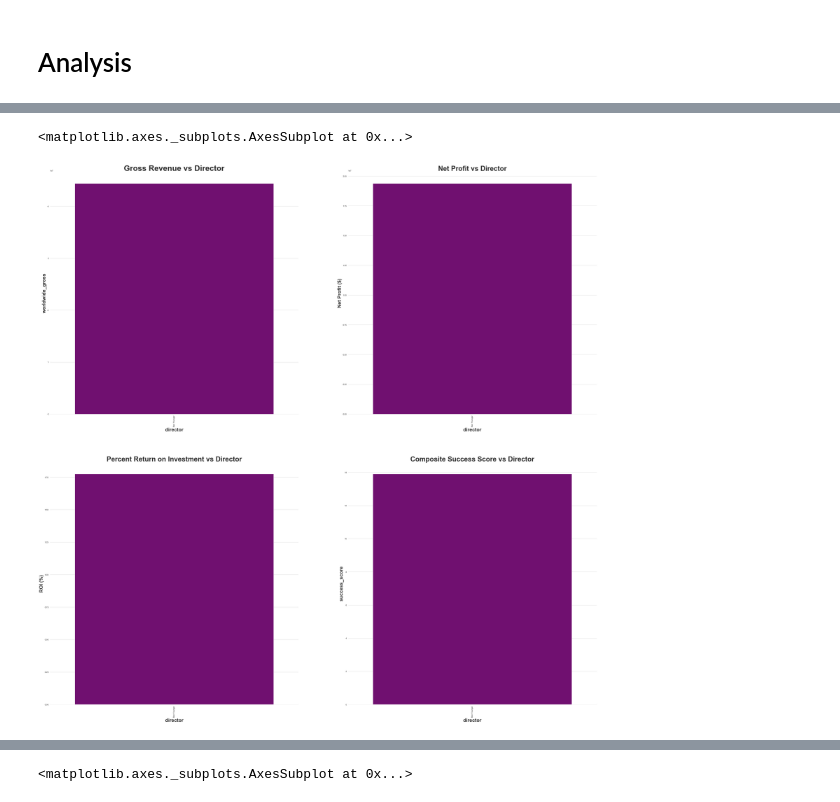
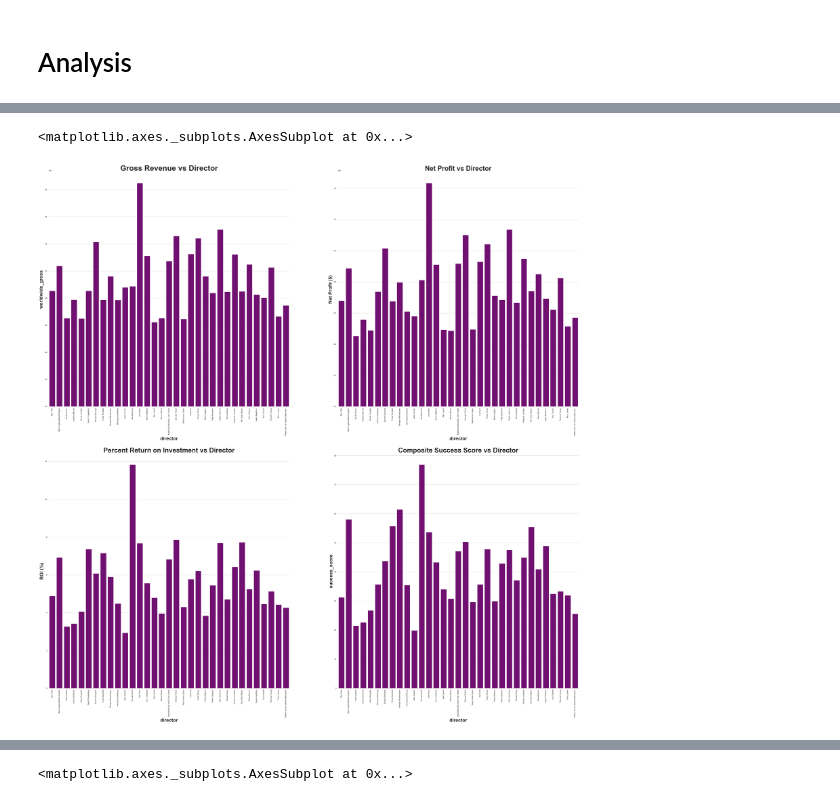
Before and after one commit to benspils/movie-content-analysis, a Jupyter notebook: What_Makes_a_Successful_Movie?-Mike.ipynb, the cells around one changed output, grey strips where cells are left out. Saved outputs shown, nothing was run; the diff lists cells and outputs as text; code cells hidden in the pictures.

```diff
--- a/What_Makes_a_Successful_Movie?-Mike.ipynb
+++ b/What_Makes_a_Successful_Movie?-Mike.ipynb
@@ -193,6 +220,7 @@ master_composer = master_composer[master_composer.composer != 'Joshua Morrison']
 master_composer = master_composer[master_composer.composer != 'Jeramy Koepping']
 master_composer = master_composer[master_composer.composer != 'Ed Cortes']
 master_table = master_table[master_table.director != 'Rodney Bennett']
+master_table = master_table[master_table.director != 'Rick Rosenthal']
 # %%
 master_composer.sort_values(by='success_score', ascending = False, inplace = True)
 # %% [markdown]
@@ -211,12 +245,12 @@ import seaborn as sns
 #Graphing Director vs Gross Revenue, Net Profit, ROI, and Success Score
 
 figure, ax = plt.subplots(2, 2, figsize=(50, 50))
-x=master_table[:25].groupby("director").median().index
+x=master_table[:50].groupby("director").median().index
 
-y0_gross_rev= master_table[:25].groupby("director").median().worldwide_gross
-y1_net_prof= master_table[:25].groupby("director").median().worldwide_gross-master_table[:25].groupby("director").median().production_budget
-y2_roi_percent= master_table[:25].groupby("director").median().worldwide_gross/master_table[:25].groupby("director").median().production_budget
-y3_comp= master_table[:25].groupby("director").median().success_score
+y0_gross_rev= master_table[:50].groupby("director").median().worldwide_gross
+y1_net_prof= master_table[:50].groupby("director").median().worldwide_gross-master_table[:50].groupby("director").median().production_budget
+y2_roi_percent= master_table[:50].groupby("director").median().worldwide_gross/master_table[:50].groupby("director").median().production_budget
+y3_comp= master_table[:50].groupby("director").median().success_score
 
 ax[0][0].set_title('Gross Revenue vs Director', fontsize = 40, fontweight="bold")
 ax[0][0].set_xlabel('Director', fontsize = 25, fontweight="bold")
@@ -236,31 +270,31 @@ ax[0][1].set_xticklabels(x,rotation=90)
 ax[1][0].set_xticklabels(x,rotation=90)
 ax[1][1].set_xticklabels(x,rotation=90)
 
 ax[0][0].spines['top'].set_visible(False)
 ax[0][0].spines['right'].set_visible(False)
 ax[0][0].spines['left'].set_visible(False)
 ax[0][0].spines['bottom'].set_color('#DDDDDD')
 
 ax[0][1].spines['top'].set_visible(False)
 ax[0][1].spines['right'].set_visible(False)
 ax[0][1].spines['left'].set_visible(False)
 ax[0][1].spines['bottom'].set_color('#DDDDDD')
 
 ax[1][0].spines['top'].set_visible(False)
 ax[1][0].spines['right'].set_visible(False)
 ax[1][0].spines['left'].set_visible(False)
 ax[1][0].spines['bottom'].set_color('#DDDDDD')
 
 ax[1][1].spines['top'].set_visible(False)
 ax[1][1].spines['right'].set_visible(False)
 ax[1][1].spines['left'].set_visible(False)
 ax[1][1].spines['bottom'].set_color('#DDDDDD')
 
 sns.set_style("whitegrid")
 sns.barplot(x, y0_gross_rev, ax=ax[0][0], color='purple')
 sns.barplot(x, y1_net_prof, ax=ax[0][1], color='purple')
 sns.barplot(x, y2_roi_percent, ax=ax[1][0], color='purple')
 sns.barplot(x, y3_comp, ax=ax[1][1], color='purple')
 # %% [output]
 <matplotlib.axes._subplots.AxesSubplot at 0x...>
-[figure, old version]
+[figure, new version]
```
Also changed, not shown: parts of 14 cells of this notebook, 2 other files.
